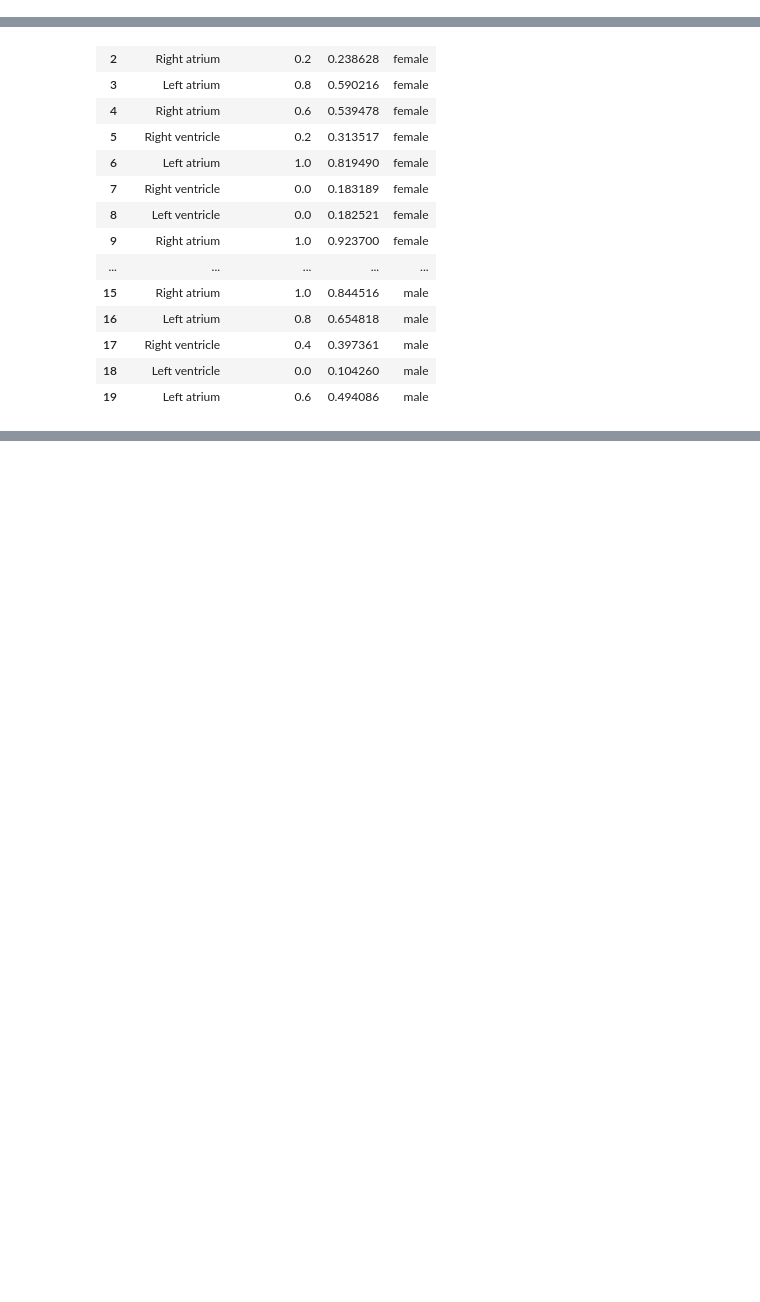
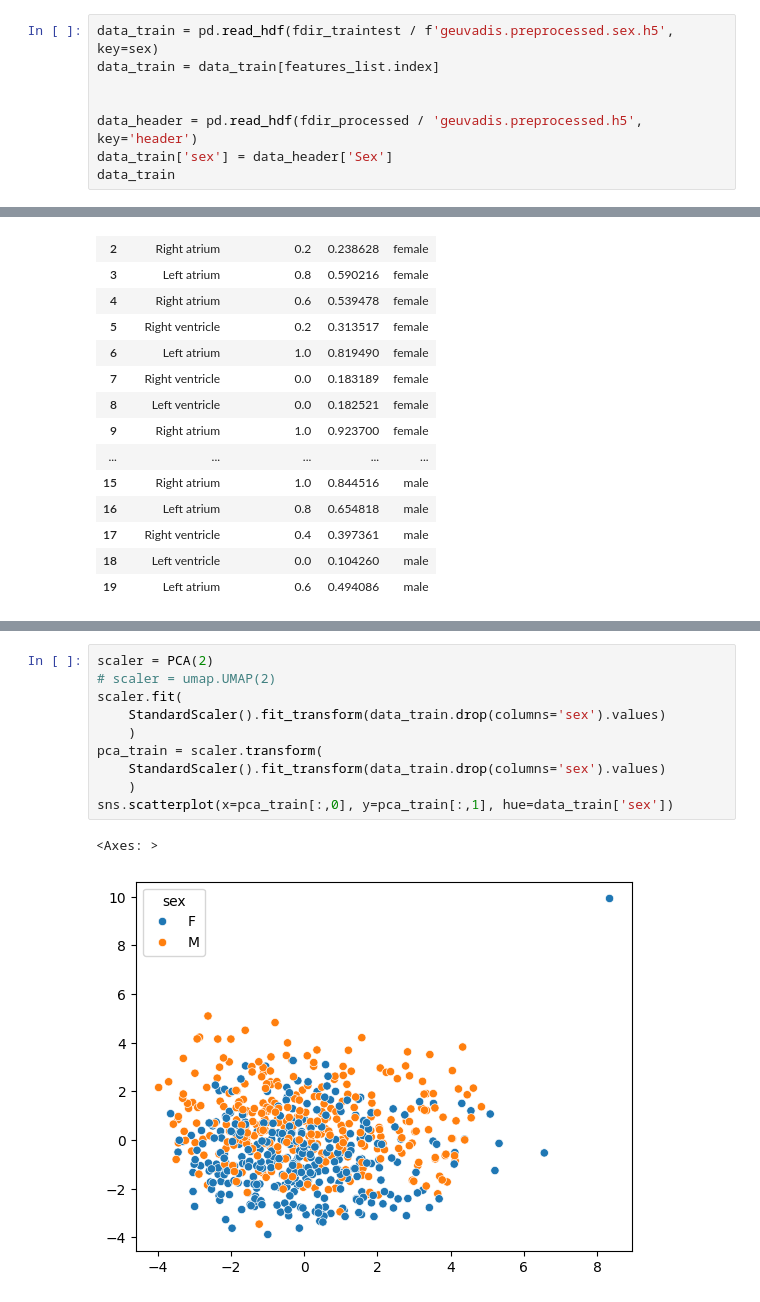
Before and after one commit to zodelheim/sea-infer-rna-seq, a Jupyter notebook: notebooks/checkHeartSexPredictionsChambersCorrelation.ipynb, the cells around one changed output, grey strips where cells are left out. Cells and saved outputs as stored; diff of their text form; blank space fills up the shorter version.

```diff
--- a/notebooks/checkHeartSexPredictionsChambersCorrelation.ipynb
+++ b/notebooks/checkHeartSexPredictionsChambersCorrelation.ipynb
@@ -59,3 +59,11 @@ features_fname = f"geuvadis_train_features_{sex}_calibration_{organ}.csv"
 features_list = pd.read_csv(ml_models_fdir / model_type / features_fname, index_col=0)
 
 data_eval = data_eval[features_list.index]
+# %%
+data_train = pd.read_hdf(fdir_traintest / f'geuvadis.preprocessed.sex.h5', key=sex)
+data_train = data_train[features_list.index]
+
+
+data_header = pd.read_hdf(fdir_processed / 'geuvadis.preprocessed.h5', key='header')
+data_train['sex'] = data_header['Sex']
+data_train
@@ -206,0 +273,13 @@ g.axhline(0.5, color='black', linestyle='dashed')
+# %%
+scaler = PCA(2)
+# scaler = umap.UMAP(2)
+scaler.fit(
+    StandardScaler().fit_transform(data_train.drop(columns='sex').values)
+    )
+pca_train = scaler.transform(
+    StandardScaler().fit_transform(data_train.drop(columns='sex').values)
+    )
+sns.scatterplot(x=pca_train[:,0], y=pca_train[:,1], hue=data_train['sex'])
+# %% [output]
+<Axes: >
+[figure, added]
```
Also changed, not shown: parts of 10 cells of this notebook.
